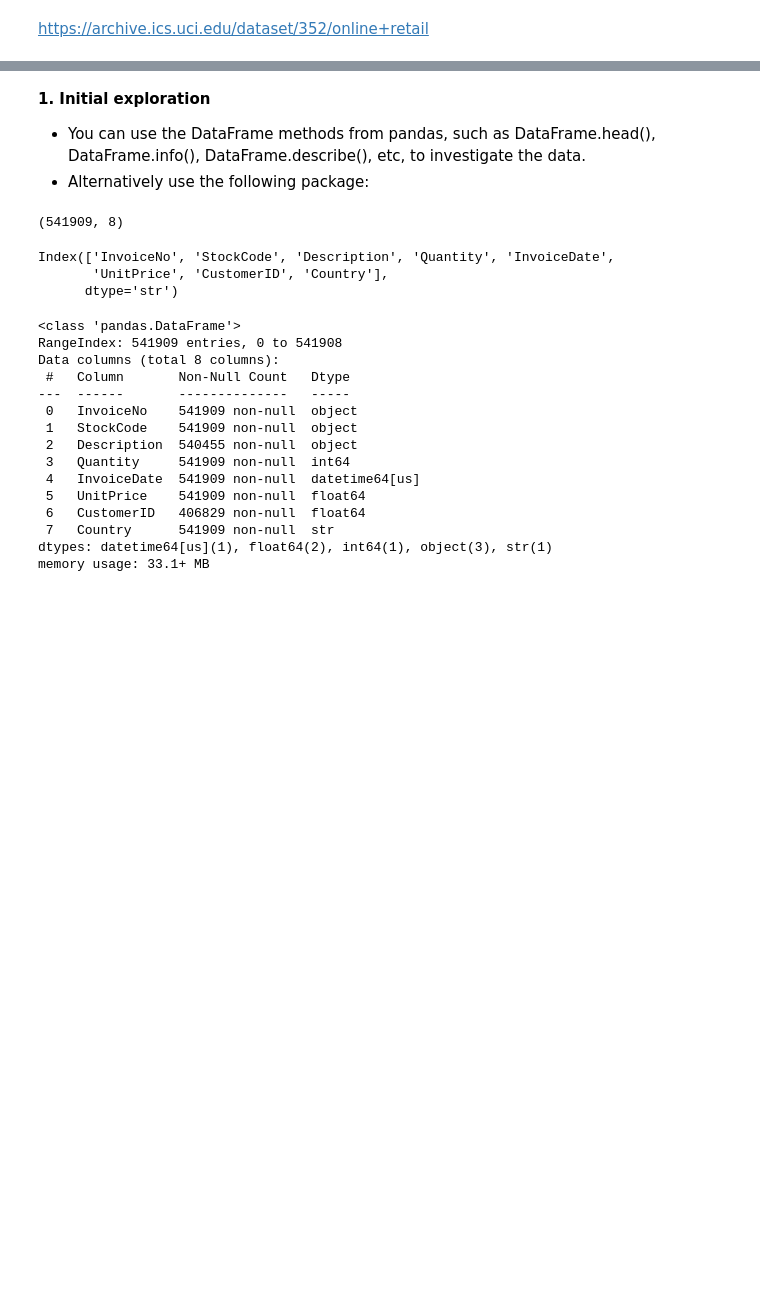
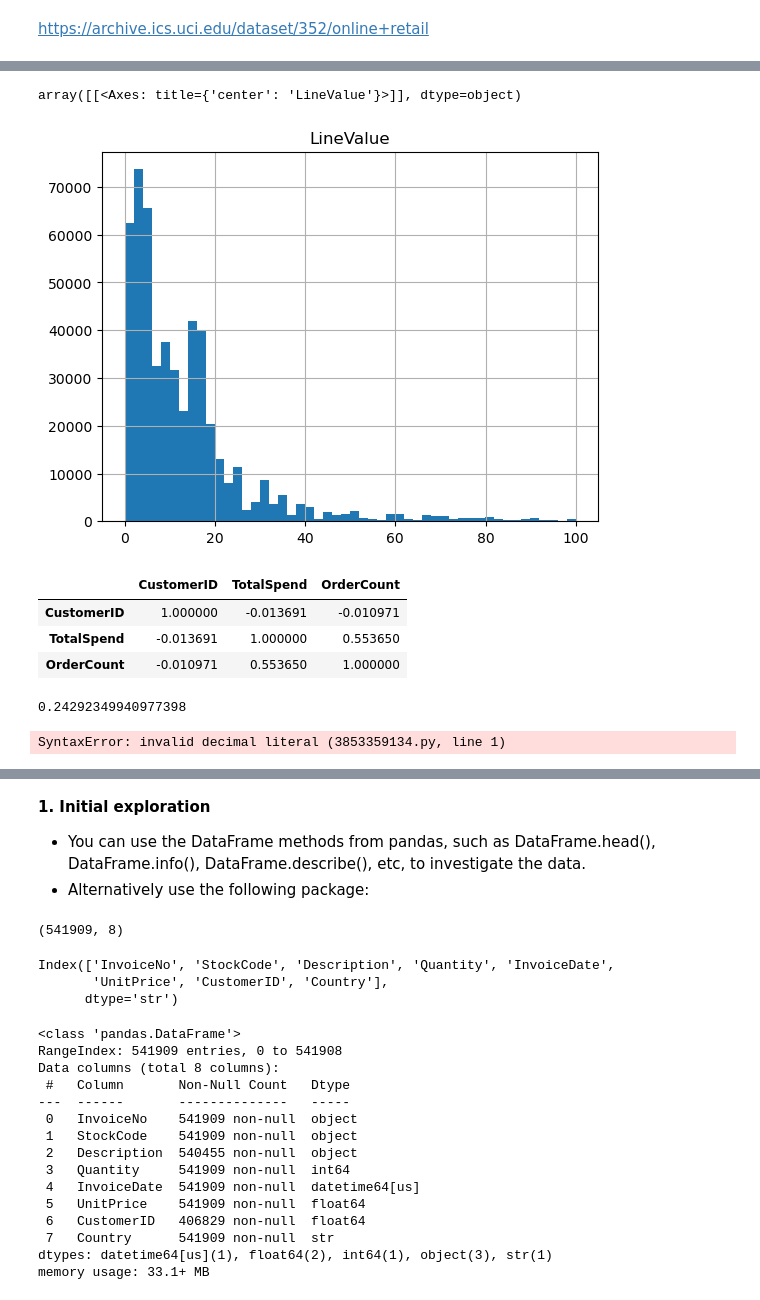
Before and after one commit to grimfur/ai-apprenticeship-session6, a Jupyter notebook: ai-apprenticeship-02-data-lifecycle/group2/notebooks/Online retail.ipynb, the cells around one changed output, grey strips where cells are left out. Drawn from its saved outputs; the diff is of its cells as text; code cells hidden in the pictures; blank space fills up the shorter version.

```diff
--- a/ai-apprenticeship-02-data-lifecycle/group2/notebooks/Online retail.ipynb
+++ b/ai-apprenticeship-02-data-lifecycle/group2/notebooks/Online retail.ipynb
@@ -53,3 +33,5 @@ Loading dataset from: f:\VScode\ai-apprenticeship-session6\ai-apprenticeship-02-
 | 2 | 536365 | 84406B | CREAM CUPID HEARTS COAT HANGER | 8 | 2010-12-01 08:26:00 | 2.75 | 17850.0 | United Kingdom |
 | 3 | 536365 | 84029G | KNITTED UNION FLAG HOT WATER BOTTLE | 6 | 2010-12-01 08:26:00 | 3.39 | 17850.0 | United Kingdom |
 | 4 | 536365 | 84029E | RED WOOLLY HOTTIE WHITE HEART. | 6 | 2010-12-01 08:26:00 | 3.39 | 17850.0 | United Kingdom |
+# %%
+cust['LineValue'] = cust['Quantity'] * cust['UnitPrice']
@@ -55,0 +47,2 @@ Loading dataset from: f:\VScode\ai-apprenticeship-session6\ai-apprenticeship-02-
+# %%
+cust['InvoiceDate'] = pd.to_datetime(cust['InvoiceDate'])
@@ -55,0 +69,7 @@ Loading dataset from: f:\VScode\ai-apprenticeship-session6\ai-apprenticeship-02-
+# %%
+cust_clean = cust[cust['LineValue'] > 0]
+# %%
+cust_clean[cust_clean['LineValue'] < 100].hist(column='LineValue', bins=50)
+# %% [output]
+array([[<Axes: title={'center': 'LineValue'}>]], dtype=object)
+[figure, added]
@@ -55,0 +84,22 @@ Loading dataset from: f:\VScode\ai-apprenticeship-session6\ai-apprenticeship-02-
+# %%
+customer_df.corr(numeric_only=True)
+# %% [output]
+|  | CustomerID | TotalSpend | OrderCount |
+| CustomerID | 1.000000 | -0.013691 | -0.010971 |
+| TotalSpend | -0.013691 | 1.000000 | 0.553650 |
+| OrderCount | -0.010971 | 0.553650 | 1.000000 |
+# %%
+from sklearn.model_selection import train_test_split
+from sklearn.ensemble import RandomForestRegressor
+
+X = customer_df[['OrderCount']]
+y = customer_df['TotalSpend']
+
+X_train, X_test, y_train, y_test = train_test_split(X, y, random_state=42)
+
+model = RandomForestRegressor()
+model.fit(X_train, y_train)
+
+model.score(X_test, y_test)
+# %% [output]
+0.24292349940977398
@@ -55,0 +109,4 @@ Loading dataset from: f:\VScode\ai-apprenticeship-session6\ai-apprenticeship-02-
+# %%
+HighValue = TotalSpend >= 80th percentile
+# %% [output]
+SyntaxError: invalid decimal literal (3853359134.py, line 1)
```
Also changed, not shown: parts of 14 cells of this notebook, 17 other files.
